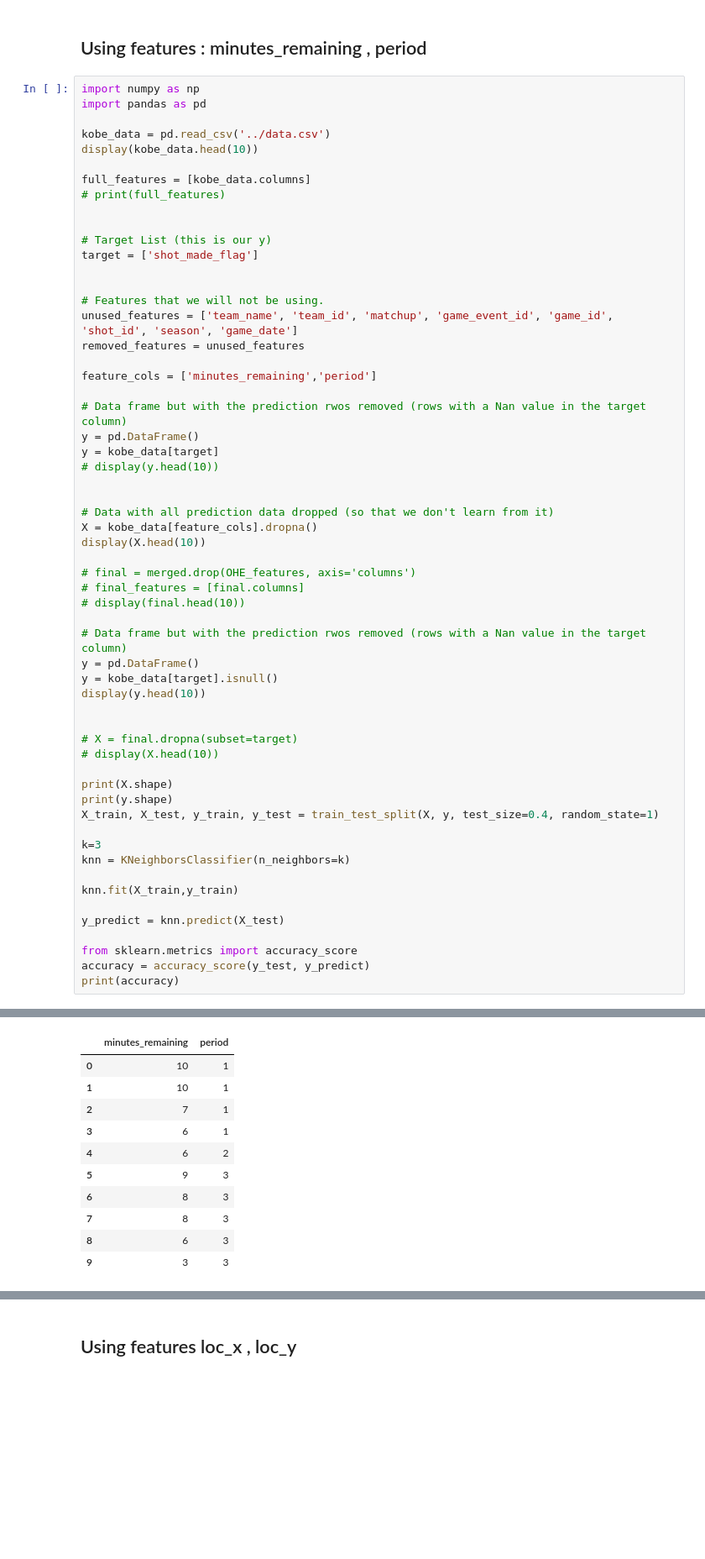
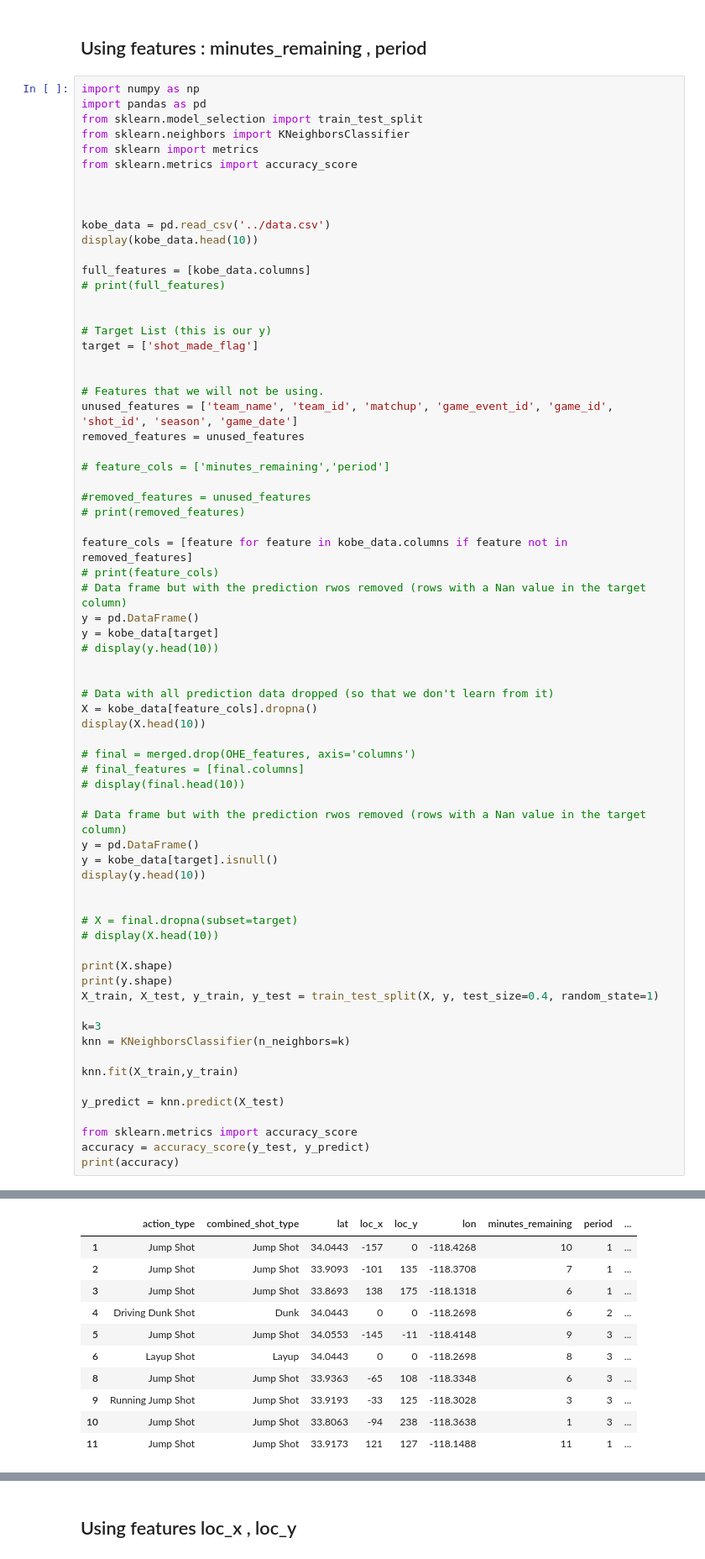
Before and after one commit to johntahod/KobeBryant_ShotSelection, a Jupyter notebook: KNN_Kobe/KobeKNN_Demo00.ipynb, the cells around one changed output, grey strips where cells are left out. Shown: that part at 84% size. Saved outputs shown, nothing was run; the diff lists cells and outputs as text; blank space fills up the shorter version.

```diff
--- a/KNN_Kobe/KobeKNN_Demo00.ipynb
+++ b/KNN_Kobe/KobeKNN_Demo00.ipynb
@@ -3,6 +3,12 @@
 # %%
 import numpy as np
 import pandas as pd
+from sklearn.model_selection import train_test_split
+from sklearn.neighbors import KNeighborsClassifier
+from sklearn import metrics
+from sklearn.metrics import accuracy_score
+
+
 
 kobe_data = pd.read_csv('../data.csv')
 display(kobe_data.head(10))
@@ -19,8 +25,13 @@ target = ['shot_made_flag']
 unused_features = ['team_name', 'team_id', 'matchup', 'game_event_id', 'game_id', 'shot_id', 'season', 'game_date']
 removed_features = unused_features
 
-feature_cols = ['minutes_remaining','period']
+# feature_cols = ['minutes_remaining','period']
 
+#removed_features = unused_features
+# print(removed_features)
+
+feature_cols = [feature for feature in kobe_data.columns if feature not in removed_features]
+# print(feature_cols)
 # Data frame but with the prediction rwos removed (rows with a Nan value in the target column)
 y = pd.DataFrame()
 y = kobe_data[target]
@@ -44,44 +55,44 @@ display(y.head(10))
 # X = final.dropna(subset=target)
 # display(X.head(10))
 
 print(X.shape)
 print(y.shape)
 X_train, X_test, y_train, y_test = train_test_split(X, y, test_size=0.4, random_state=1)
 
 k=3
 knn = KNeighborsClassifier(n_neighbors=k)
 
 knn.fit(X_train,y_train)
 
 y_predict = knn.predict(X_test)
 
 from sklearn.metrics import accuracy_score
 accuracy = accuracy_score(y_test, y_predict)
 print(accuracy)
 # %% [output]
 |  | action_type | combined_shot_type | game_event_id | game_id | lat | loc_x | loc_y | lon | ... |
 | 0 | Jump Shot | Jump Shot | 10 | 20000012 | 33.9723 | 167 | 72 | -118.1028 | ... |
 | 1 | Jump Shot | Jump Shot | 12 | 20000012 | 34.0443 | -157 | 0 | -118.4268 | ... |
 | 2 | Jump Shot | Jump Shot | 35 | 20000012 | 33.9093 | -101 | 135 | -118.3708 | ... |
 | 3 | Jump Shot | Jump Shot | 43 | 20000012 | 33.8693 | 138 | 175 | -118.1318 | ... |
 | 4 | Driving Dunk Shot | Dunk | 155 | 20000012 | 34.0443 | 0 | 0 | -118.2698 | ... |
 | 5 | Jump Shot | Jump Shot | 244 | 20000012 | 34.0553 | -145 | -11 | -118.4148 | ... |
 | 6 | Layup Shot | Layup | 251 | 20000012 | 34.0443 | 0 | 0 | -118.2698 | ... |
 | 7 | Jump Shot | Jump Shot | 254 | 20000012 | 34.0163 | 1 | 28 | -118.2688 | ... |
 | 8 | Jump Shot | Jump Shot | 265 | 20000012 | 33.9363 | -65 | 108 | -118.3348 | ... |
 | 9 | Running Jump Shot | Jump Shot | 294 | 20000012 | 33.9193 | -33 | 125 | -118.3028 | ... |
 10 rows × 25 columns
-|  | minutes_remaining | period |
-| 0 | 10 | 1 |
-| 1 | 10 | 1 |
-| 2 | 7 | 1 |
-| 3 | 6 | 1 |
-| 4 | 6 | 2 |
-| 5 | 9 | 3 |
-| 6 | 8 | 3 |
-| 7 | 8 | 3 |
-| 8 | 6 | 3 |
-| 9 | 3 | 3 |
+|  | action_type | combined_shot_type | lat | loc_x | loc_y | lon | minutes_remaining | period | ... |
+| 1 | Jump Shot | Jump Shot | 34.0443 | -157 | 0 | -118.4268 | 10 | 1 | ... |
+| 2 | Jump Shot | Jump Shot | 33.9093 | -101 | 135 | -118.3708 | 7 | 1 | ... |
+| 3 | Jump Shot | Jump Shot | 33.8693 | 138 | 175 | -118.1318 | 6 | 1 | ... |
+| 4 | Driving Dunk Shot | Dunk | 34.0443 | 0 | 0 | -118.2698 | 6 | 2 | ... |
+| 5 | Jump Shot | Jump Shot | 34.0553 | -145 | -11 | -118.4148 | 9 | 3 | ... |
+| 6 | Layup Shot | Layup | 34.0443 | 0 | 0 | -118.2698 | 8 | 3 | ... |
+| 8 | Jump Shot | Jump Shot | 33.9363 | -65 | 108 | -118.3348 | 6 | 3 | ... |
+| 9 | Running Jump Shot | Jump Shot | 33.9193 | -33 | 125 | -118.3028 | 3 | 3 | ... |
+| 10 | Jump Shot | Jump Shot | 33.8063 | -94 | 238 | -118.3638 | 1 | 3 | ... |
+| 11 | Jump Shot | Jump Shot | 33.9173 | 121 | 127 | -118.1488 | 11 | 1 | ... |
 |  | shot_made_flag |
 | 0 | True |
 | 1 | False |
```
Also changed, not shown: parts of 7 cells of this notebook, 2 other files.
